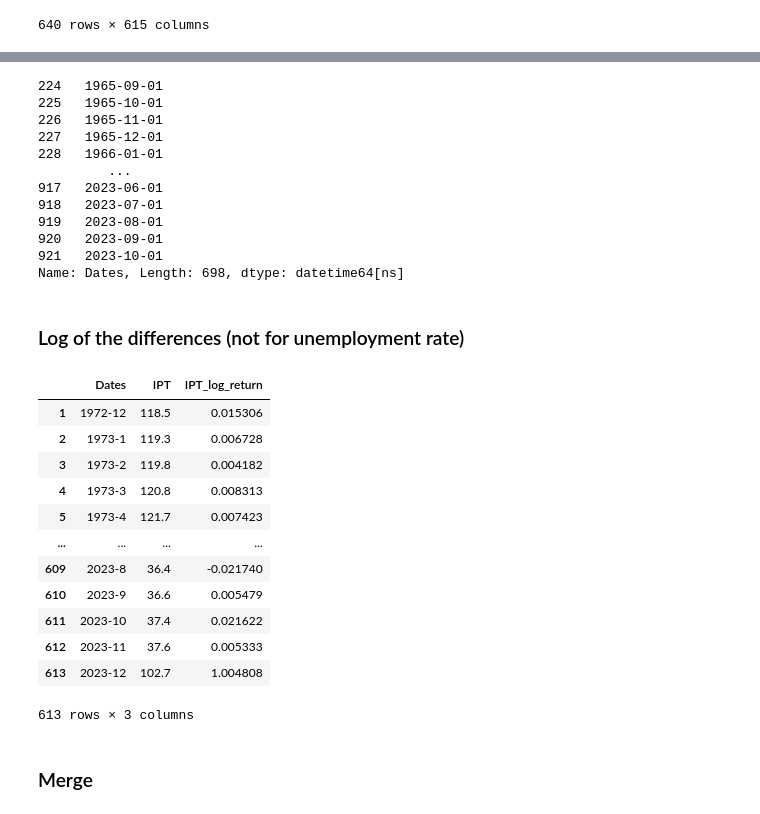
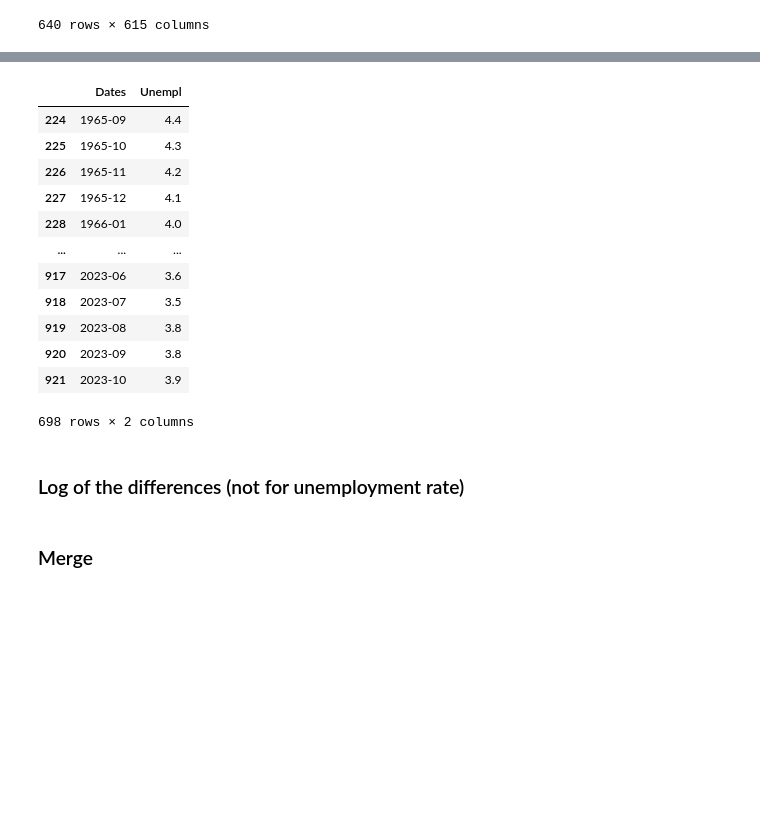
Before and after one commit to NicoloMarsucco/ML-financial-modelling, a Jupyter notebook: data_engineering.ipynb, the cells around one changed output, grey strips where cells are left out. Drawn from its saved outputs; the diff is of its cells as text; code cells hidden in the pictures; blank space fills up the shorter version.

```diff
--- a/data_engineering.ipynb
+++ b/data_engineering.ipynb
@@ -278,20 +278,23 @@ for i in range(0,N):
 d = {'Dates':Unempl_Raw['DATE'], 'Unempl':values}
 Unempl_Data = pd.DataFrame(data=d)
 Unempl_Data['Dates'] = Unempl_Data['Dates'].str.replace(':', '-')
-pd.to_datetime(Unempl_Data['Dates'])
+Unempl_Data['Dates'] = pd.to_datetime(Unempl_Data['Dates'], format='%Y-%m').dt.to_period('M')
-# %% [output]
-224   1965-09-01
-225   1965-10-01
-226   1965-11-01
-227   1965-12-01
-228   1966-01-01
-         ...
-917   2023-06-01
-918   2023-07-01
-919   2023-08-01
-920   2023-09-01
-921   2023-10-01
-Name: Dates, Length: 698, dtype: datetime64[ns]
+# %%
+Unempl_Data
+# %% [output]
+|  | Dates | Unempl |
+| 224 | 1965-09 | 4.4 |
+| 225 | 1965-10 | 4.3 |
+| 226 | 1965-11 | 4.2 |
+| 227 | 1965-12 | 4.1 |
+| 228 | 1966-01 | 4.0 |
+| ... | ... | ... |
+| 917 | 2023-06 | 3.6 |
+| 918 | 2023-07 | 3.5 |
+| 919 | 2023-08 | 3.8 |
+| 920 | 2023-09 | 3.8 |
+| 921 | 2023-10 | 3.9 |
+698 rows × 2 columns
 # %% [markdown]
 ### Log of the differences (not for unemployment rate)
 # %%
@@ -302,22 +305,6 @@ for df, name in zip(dfs_difference, cols_difference):
     column_name = name + '_' + 'log_return'
     df[column_name] = np.log(df[name] / df[name].shift(1))
     df.dropna(inplace=True)
-# %%
-IPT_Data
-# %% [output]
-|  | Dates | IPT | IPT_log_return |
-| 1 | 1972-12 | 118.5 | 0.015306 |
-| 2 | 1973-1 | 119.3 | 0.006728 |
-| 3 | 1973-2 | 119.8 | 0.004182 |
-| 4 | 1973-3 | 120.8 | 0.008313 |
-| 5 | 1973-4 | 121.7 | 0.007423 |
-| ... | ... | ... | ... |
-| 609 | 2023-8 | 36.4 | -0.021740 |
-| 610 | 2023-9 | 36.6 | 0.005479 |
-| 611 | 2023-10 | 37.4 | 0.021622 |
-| 612 | 2023-11 | 37.6 | 0.005333 |
-| 613 | 2023-12 | 102.7 | 1.004808 |
-613 rows × 3 columns
 # %% [markdown]
 ### Merge
 # %%
```
Also changed, not shown: parts of 3 cells of this notebook.
